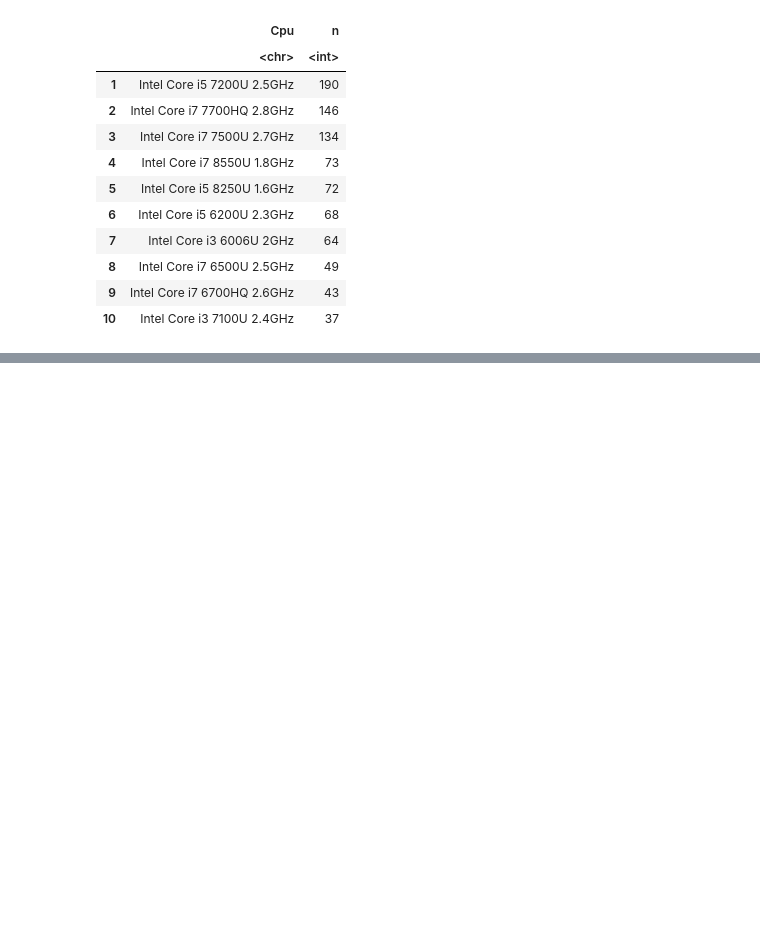
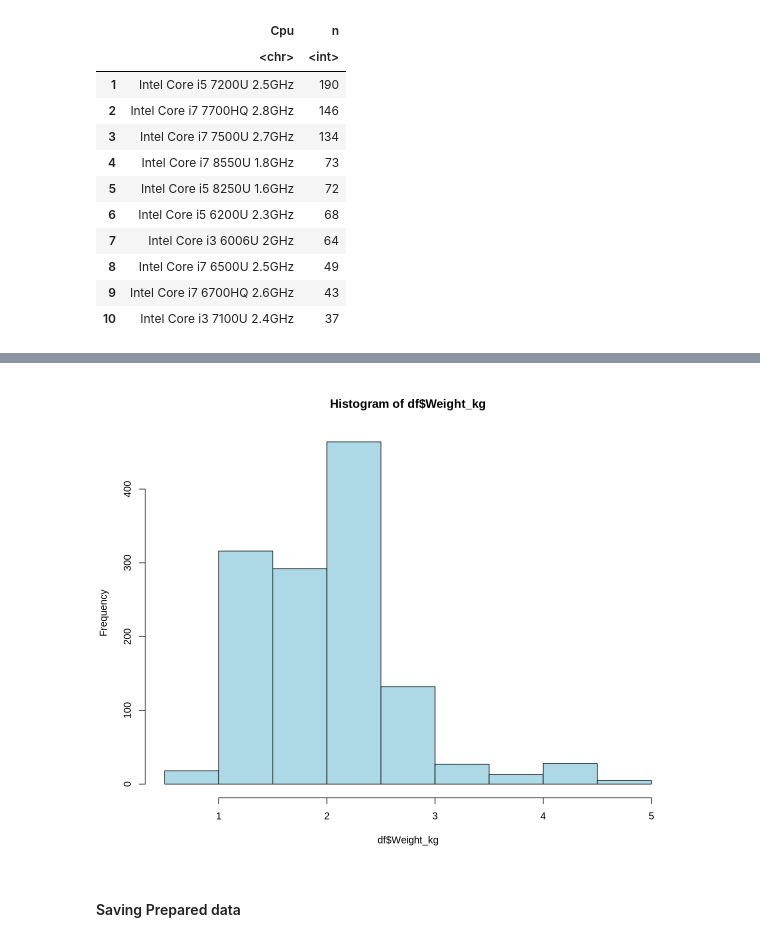
Before and after one commit to Lughaidh-w/Laptop-Price-Prediction-in-R, a Jupyter notebook: notebooks/data_preparation.ipynb, the cells around one changed output, grey strips where cells are left out. Cells and saved outputs as stored; diff of their text form; code cells hidden in the pictures; blank space fills up the shorter version.

```diff
--- a/notebooks/data_preparation.ipynb
+++ b/notebooks/data_preparation.ipynb
@@ -181,0 +415,5 @@ A data.frame: 10 × 2
+# %%
+df$Weight_kg <- as.numeric(sub("kg$", "", df$Weight))
+
+# Rename the column to Weight_kg
+#colnames(df)[colnames(df) == "Weight"] <- "Weight_kg"
@@ -181,0 +424,6 @@ A data.frame: 10 × 2
+# %%
+hist(df$Weight_kg, col="lightblue")
+# %% [output]
+[figure, added]
+# %% [markdown]
+#### Saving Prepared data
```
Also changed, not shown: parts of 29 cells of this notebook, 1 other file.
